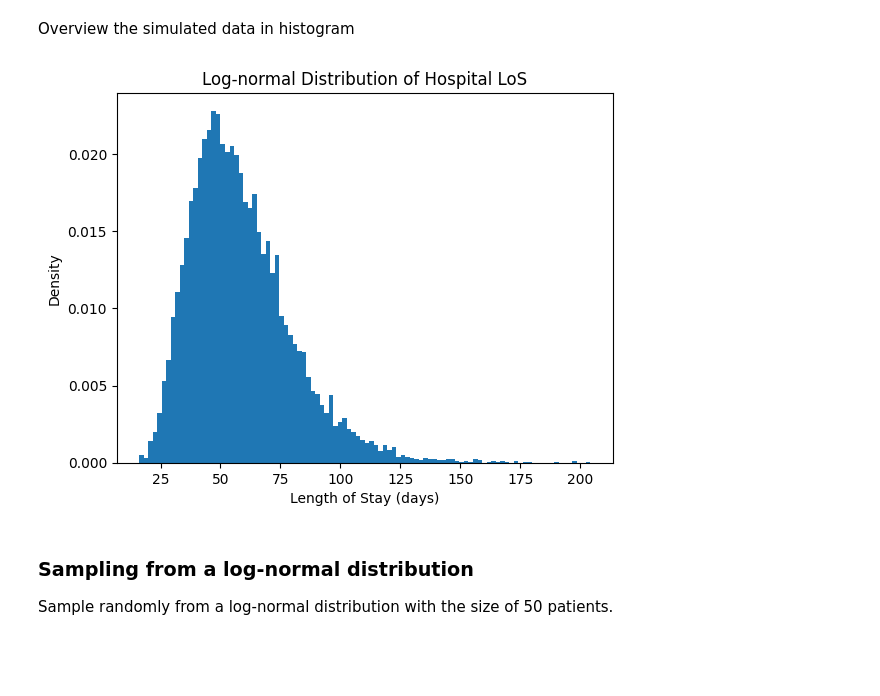
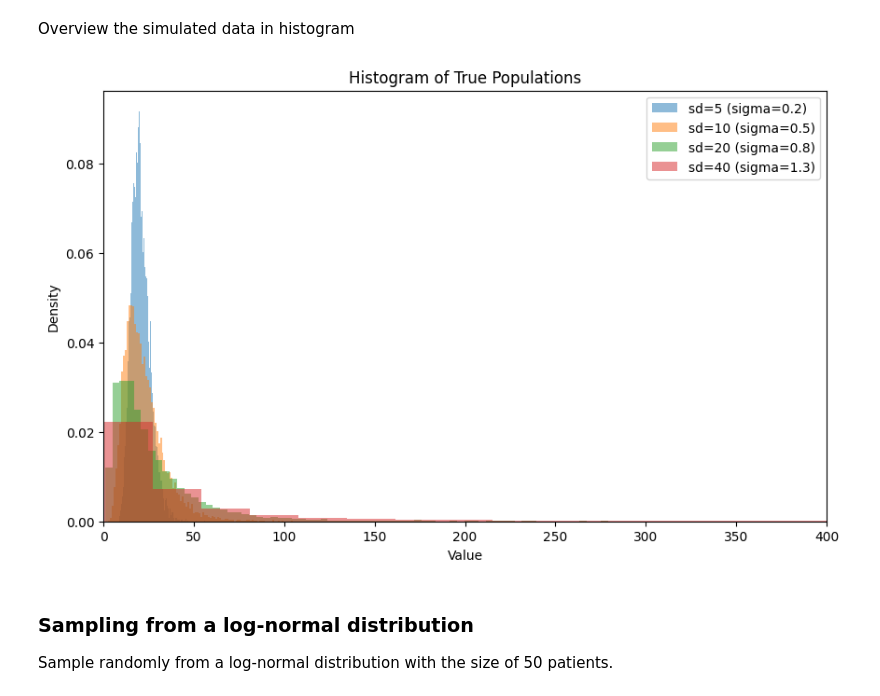
Before and after one commit to davidzhao1015/mean-interval-estimators-benchmark, a Jupyter notebook: interval-estimate-mean-benchmark_20250509_DZ.ipynb, the cells around one changed output. Cells and saved outputs as stored; diff of their text form; code cells hidden in the pictures; blank space fills up the shorter version.

```diff
--- a/interval-estimate-mean-benchmark_20250509_DZ.ipynb
+++ b/interval-estimate-mean-benchmark_20250509_DZ.ipynb
@@ -33,10 +33,17 @@ The parameters for the log-normal distribution will be set to mimic the characte
 - Sample size: 100,000 patients with anti-NMDA encephalitis
 # %%
 population_n = 10000
-mean_true = 55
-sd_true = 20
+mean_true = 20
+sd_true = [5, 10, 20, 40]
 
 # Mean and standard deviation in log space
-mu = np.log(55)
-sigma_squared = np.log(1 + (sd_true**2) / (mean_true**2))
-sigma = np.sqrt(sigma_squared)
+mu = np.log(mean_true)
+
+sigma_dict = {}
+true_population_dict = {}
+for sd in sd_true:
+    sigma_squared = np.log(1 + (sd**2) / (mean_true**2))
+    sigma = np.sqrt(sigma_squared)
+    true_population = np.random.lognormal(mean=mu, sigma=sigma, size=population_n)
+    sigma_dict[str(sd)] = sigma
+    true_population_dict[str(sd)] = true_population
@@ -46,15 +50,20 @@ true_population = np.random.lognormal(mean=mu, sigma=sigma, size=population_n)
 # %% [markdown]
 Overview the simulated data in histogram
 # %%
-# Overview the simulated population in a histogram
-plt.hist(true_population, bins=100, density=True)
-plt.title("Log-normal Distribution of Hospital LoS")
-plt.xlabel("Length of Stay (days)")
-plt.ylabel("Density")
-# plt.xlim(0, 100)
+plt.figure(figsize=(10, 6))
+
+# Loop through each true_population in the dictionary
+for sd, true_population in true_population_dict.items():
+    plt.hist(true_population, bins=100, density=True, alpha=0.5, label=f'sd={sd} (sigma={sigma_dict[sd]:.1f})')
+
+plt.xlabel('Value')
+plt.ylabel('Density')
+plt.title('Histogram of True Populations')
+plt.xlim(0, 400)
+plt.legend()
 plt.show()
 # %% [output]
-[figure, old version]
+[figure, new version]
 # %% [markdown]
 ### Sampling from a log-normal distribution
 
```
Also changed, not shown: parts of 1 cell of this notebook, 2 other files.
